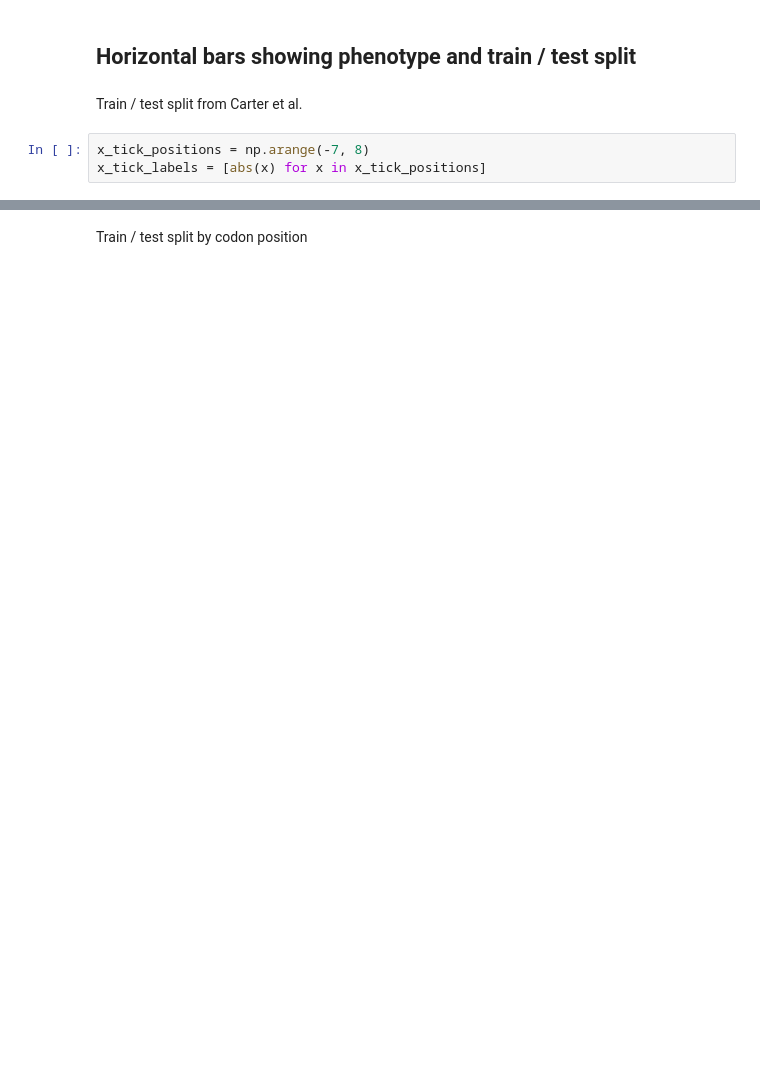
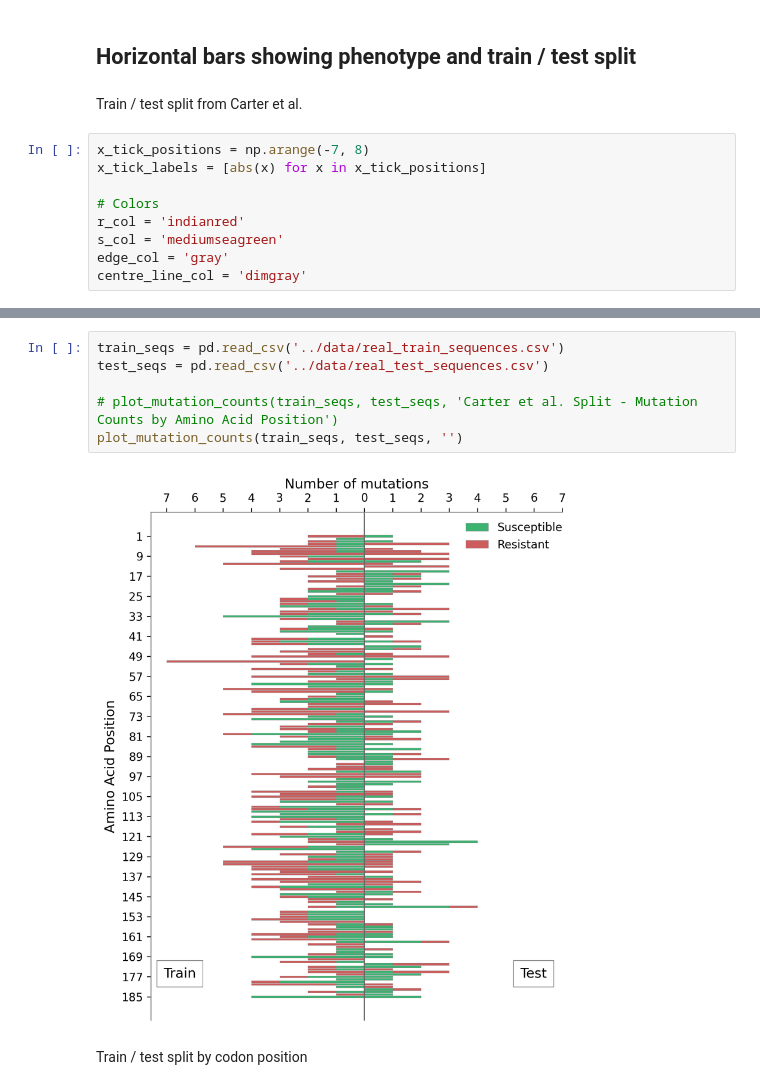
Before and after one commit to fowler-lab/tb-pnca-gnn, a Jupyter notebook: notebooks/09_misc_figs.ipynb, the cells around one changed output, grey strips where cells are left out. Saved outputs shown, nothing was run; the diff lists cells and outputs as text; blank space fills up the shorter version.

```diff
--- a/notebooks/09_misc_figs.ipynb
+++ b/notebooks/09_misc_figs.ipynb
@@ -234,4 +143,10 @@ Train / test split from Carter et al.
 # %%
 x_tick_positions = np.arange(-7, 8)
 x_tick_labels = [abs(x) for x in x_tick_positions]
+
+# Colors
+r_col = 'indianred'
+s_col = 'mediumseagreen'
+edge_col = 'gray'
+centre_line_col = 'dimgray'
 # %%
@@ -293,2 +214,10 @@ plt.show()
+# %%
+train_seqs = pd.read_csv('../data/real_train_sequences.csv')
+test_seqs = pd.read_csv('../data/real_test_sequences.csv')
+
+# plot_mutation_counts(train_seqs, test_seqs, 'Carter et al. Split - Mutation Counts by Amino Acid Position')
+plot_mutation_counts(train_seqs, test_seqs, '')
+# %% [output]
+[figure, added]
 # %% [markdown]
 Train / test split by codon position
```
Also changed, not shown: parts of 19 cells of this notebook, 2 other files.
